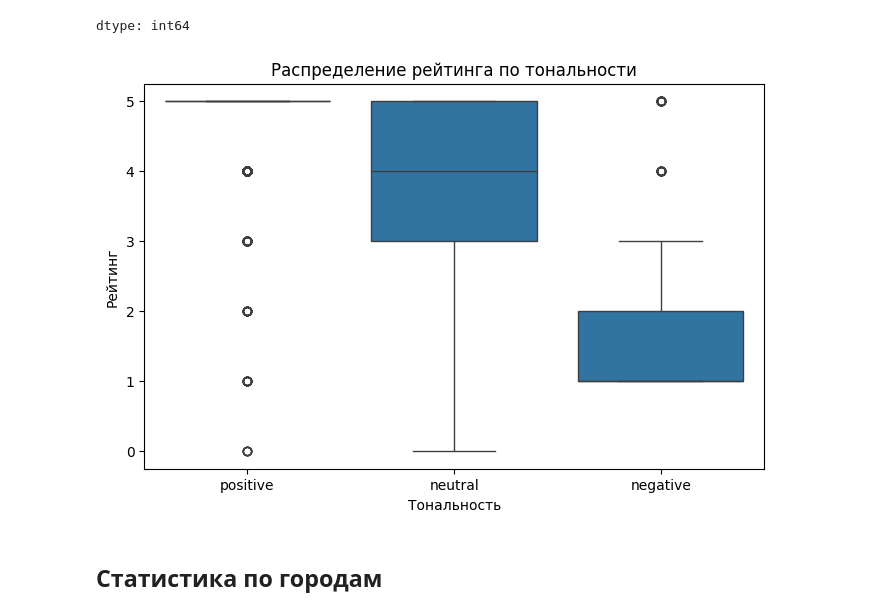
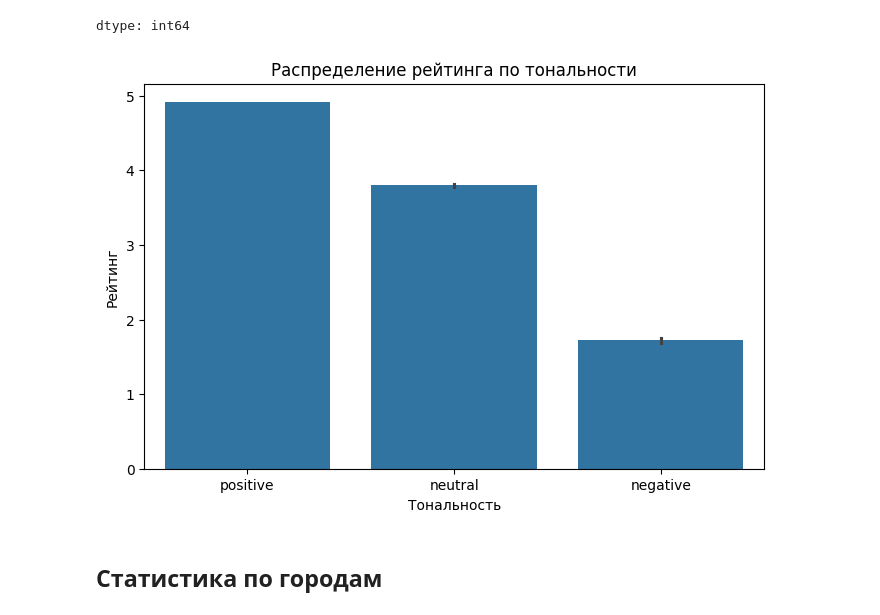
Before and after one commit to miem-refugees/travel-agent, a Jupyter notebook: notebooks/eda.ipynb, the cells around one changed output. Drawn from its saved outputs; the diff is of its cells as text; code cells hidden in the pictures.

```diff
--- a/notebooks/eda.ipynb
+++ b/notebooks/eda.ipynb
@@ -16,7 +16,7 @@ from wordcloud import WordCloud
 if "google.colab" in sys.modules:
     !wget https://storage.yandexcloud.net/travel-rag/dataset/geo-reviews-dataset-2023.csv
 # %%
-df = pd.read_csv("../data/raw/geo-reviews-dataset-2023.csv")
+df = pd.read_csv("data/raw/geo-reviews-dataset-2023.csv")
 # %% [markdown]
 ## Basic info
 # %%
@@ -187,12 +187,12 @@ plt.show()
 # %%
 RANDOM_STATE = 42
 
-sample_df = df.sample(10_000, random_state=42)
+sample_df = df.sample(100_000, random_state=42)
 # %%
 model = pipeline(model="seara/rubert-tiny2-russian-sentiment")
 
 
 def analyze_sentiment(text) -> pd.Series:
-    result = model(text)[0]  # example: {label': 'positive', 'score': 0.93}
+    result = model(text[:1500])[0]  # example: {label': 'positive', 'score': 0.93}
     return pd.Series([result["label"], result["score"]])
 # %% [output]
@@ -212,13 +212,13 @@ sample_df["sentiment"].value_counts()
 dtype: int64
 # %%
 plt.figure(figsize=(8, 5))
-sns.boxplot(data=sample_df, x="sentiment", y="rating")
+sns.barplot(data=sample_df, x="sentiment", y="rating")
 plt.title("Распределение рейтинга по тональности")
 plt.xlabel("Тональность")
 plt.ylabel("Рейтинг")
 plt.show()
 # %% [output]
-[figure, old version]
+[figure, new version]
 # %% [markdown]
 ## Статистика по городам
 # %%
```
Also changed, not shown: parts of 3 cells of this notebook, 33 other files.
